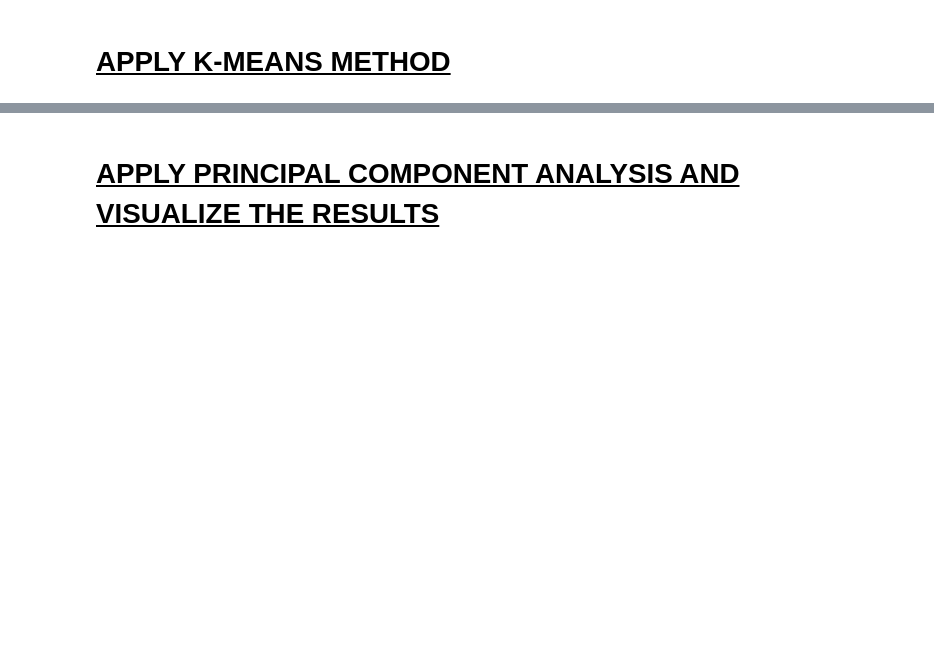
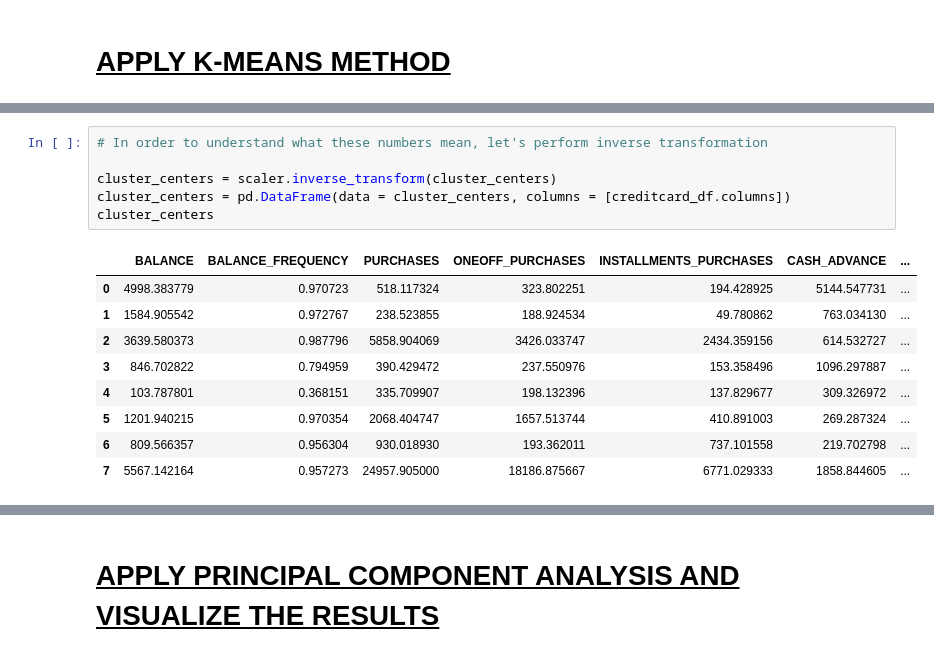
Before and after one commit to FemiAdesola/Data-Science, a Jupyter notebook: Marketing_Department.ipynb, the cells around one changed output, grey strips where cells are left out. Drawn from its saved outputs; the diff is of its cells as text; blank space fills up the shorter version.

```diff
--- a/Marketing_Department.ipynb
+++ b/Marketing_Department.ipynb
@@ -328,0 +405,16 @@ sns.heatmap(correlations, annot = True)
+# %%
+# In order to understand what these numbers mean, let's perform inverse transformation
+
+cluster_centers = scaler.inverse_transform(cluster_centers)
+cluster_centers = pd.DataFrame(data = cluster_centers, columns = [creditcard_df.columns])
+cluster_centers
+# %% [output]
+|  | BALANCE | BALANCE_FREQUENCY | PURCHASES | ONEOFF_PURCHASES | INSTALLMENTS_PURCHASES | CASH_ADVANCE | ... |
+| 0 | 4998.383779 | 0.970723 | 518.117324 | 323.802251 | 194.428925 | 5144.547731 | ... |
+| 1 | 1584.905542 | 0.972767 | 238.523855 | 188.924534 | 49.780862 | 763.034130 | ... |
+| 2 | 3639.580373 | 0.987796 | 5858.904069 | 3426.033747 | 2434.359156 | 614.532727 | ... |
+| 3 | 846.702822 | 0.794959 | 390.429472 | 237.550976 | 153.358496 | 1096.297887 | ... |
+| 4 | 103.787801 | 0.368151 | 335.709907 | 198.132396 | 137.829677 | 309.326972 | ... |
+| 5 | 1201.940215 | 0.970354 | 2068.404747 | 1657.513744 | 410.891003 | 269.287324 | ... |
+| 6 | 809.566357 | 0.956304 | 930.018930 | 193.362011 | 737.101558 | 219.702798 | ... |
+| 7 | 5567.142164 | 0.957273 | 24957.905000 | 18186.875667 | 6771.029333 | 1858.844605 | ... |
```
Also changed, not shown: parts of 25 cells of this notebook.
